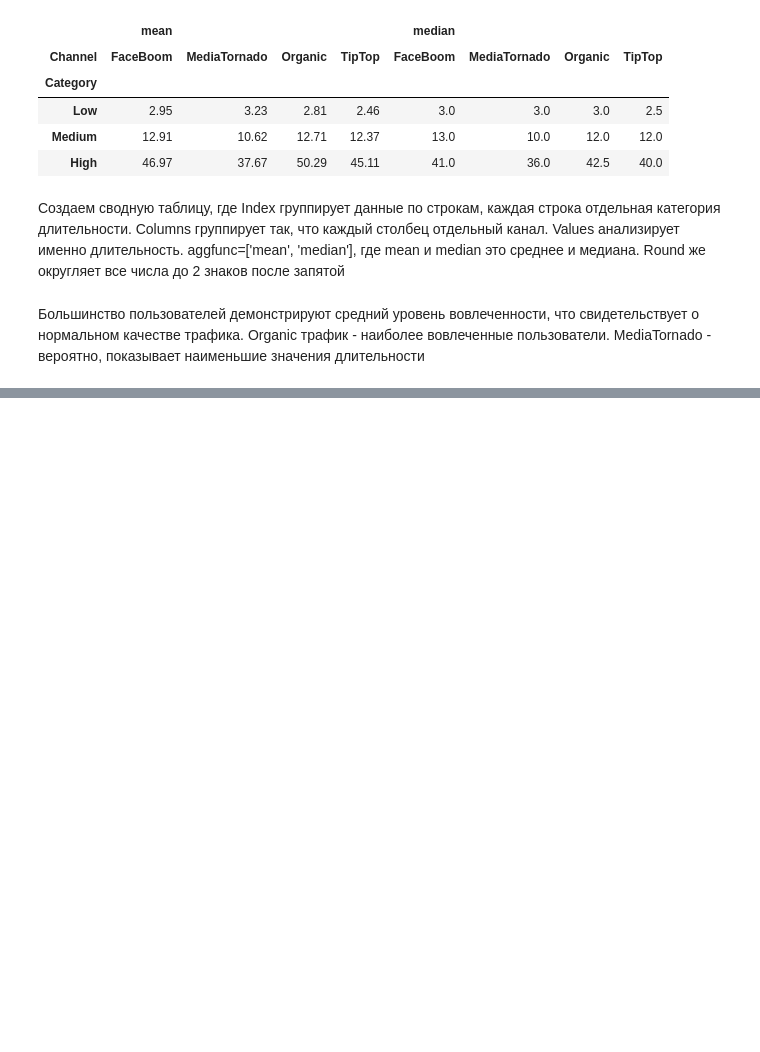
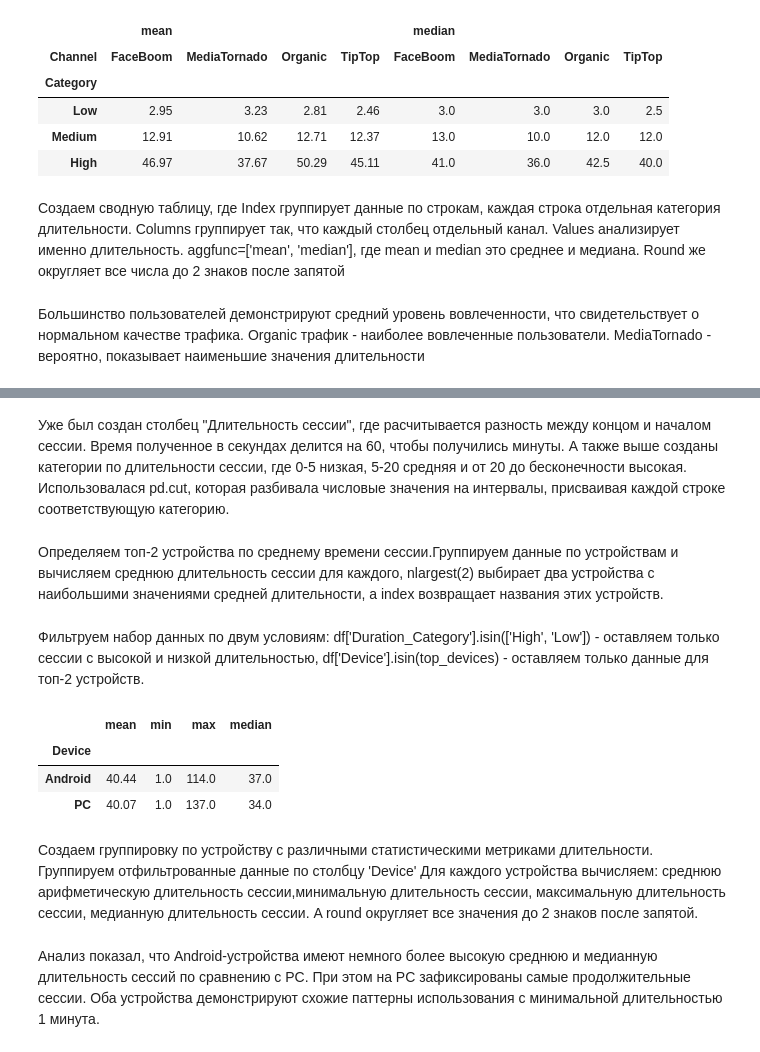
Before and after one commit to pol1np/Lab1, a Jupyter notebook: ЛР1_Проценко_6.ipynb, the cells around one changed output, grey strips where cells are left out. Saved outputs shown, nothing was run; the diff lists cells and outputs as text; code cells hidden in the pictures; blank space fills up the shorter version.

```diff
--- a/ЛР1_Проценко_6.ipynb
+++ b/ЛР1_Проценко_6.ipynb
@@ -365,0 +417,23 @@ pivot_table
+# %% [markdown]
+Уже был создан столбец "Длительность сессии", где расчитывается разность между концом и началом сессии. Время полученное в секундах делится на 60, чтобы получились минуты. А также выше созданы категории по длительности сессии, где 0-5 низкая, 5-20 средняя и от 20 до бесконечности высокая. Использовалася pd.cut, которая разбивала числовые значения на интервалы, присваивая каждой строке соответствующую категорию.
+# %%
+top_devices = df.groupby('Device')['Session_Time'].mean().nlargest(2).index
+# %% [markdown]
+Определяем топ-2 устройства по среднему времени сессии.Группируем данные по устройствам и вычисляем среднюю длительность сессии для каждого, nlargest(2) выбирает два устройства с наибольшими значениями средней длительности, а index возвращает названия этих устройств.
+# %%
+filtered_df = df[(df['Category'].isin(['High', 'Low'])) & (df['Device'].isin(top_devices))]
+# %% [markdown]
+Фильтруем набор данных по двум условиям: df['Duration_Category'].isin(['High', 'Low']) - оставляем только сессии с высокой и низкой длительностью, df['Device'].isin(top_devices) - оставляем только данные для топ-2 устройств.
+# %%
+device_stats = filtered_df.groupby('Device')['Session_Time'].agg(['mean', 'min', 'max', 'median']).round(2)
+device_stats
+# %% [output]
+|  | mean | min | max | median |
+| Device |  |  |  |  |
+| Android | 40.44 | 1.0 | 114.0 | 37.0 |
+| PC | 40.07 | 1.0 | 137.0 | 34.0 |
+# %% [markdown]
+Создаем группировку по устройству с различными статистическими метриками длительности. Группируем отфильтрованные данные по столбцу 'Device'
+Для каждого устройства вычисляем: среднюю арифметическую длительность сессии,минимальную длительность сессии, максимальную длительность сессии, медианную длительность сессии. A round округляет все значения до 2 знаков после запятой.
+# %% [markdown]
+Анализ показал, что Android-устройства имеют немного более высокую среднюю и медианную длительность сессий по сравнению с PC. При этом на PC зафиксированы самые продолжительные сессии. Оба устройства демонстрируют схожие паттерны использования с минимальной длительностью 1 минута.
```
Also changed, not shown: parts of 11 cells of this notebook.
